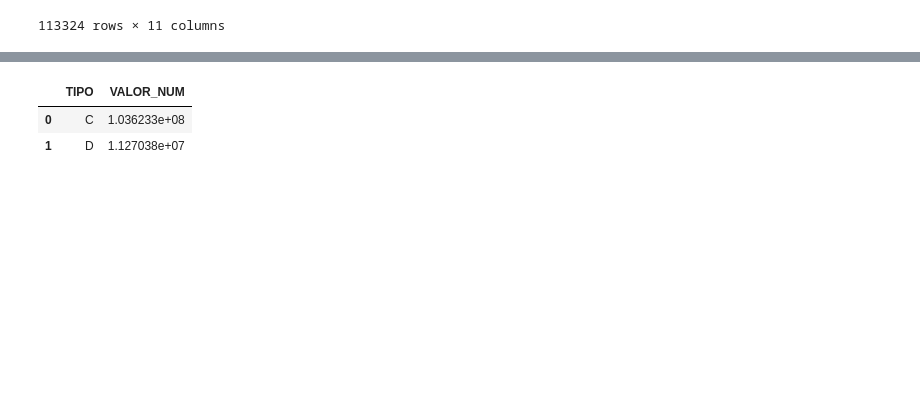
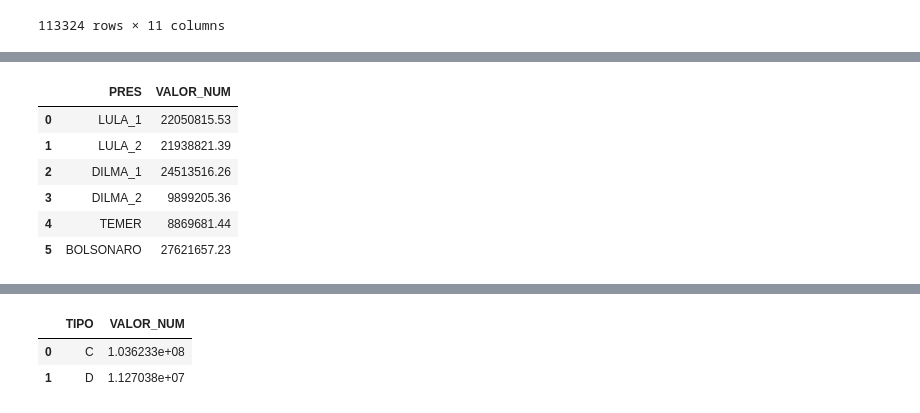
Before and after one commit to marpolos/projeto_tecnicas_de_programacao, a Jupyter notebook: cartao_corporativo.ipynb, the cells around one changed output, grey strips where cells are left out. Saved outputs shown, nothing was run; the diff lists cells and outputs as text; code cells hidden in the pictures; blank space fills up the shorter version.

Commit message:
by mandato

```diff
--- a/cartao_corporativo.ipynb
+++ b/cartao_corporativo.ipynb
@@ -130,3 +135,30 @@ fig = px.bar(gastos_presidente, x='ANO', y="VALOR_NUM", color='PRES',
 fig = fig.update_xaxes(tickangle=45, tickvals=gastos_presidente['ANO'][::])
 # %%
 fig.show()
+# %%
+lula_mandato_1 = gastos_presidente.loc[0:3].groupby(["PRES"]).agg({"VALOR_NUM": sum}).reset_index()
+lula_mandato_1['PRES'] = 'LULA_1'
+
+lula_mandato_2 = gastos_presidente.loc[4:7].groupby(["PRES"]).agg({"VALOR_NUM": sum}).reset_index()
+lula_mandato_2['PRES'] = 'LULA_2'
+
+dilma_mandato_1 = gastos_presidente.loc[8:11].groupby(["PRES"]).agg({"VALOR_NUM": sum}).reset_index()
+dilma_mandato_1['PRES'] = 'DILMA_1'
+
+dilma_mandato_2 = gastos_presidente.loc[12:13].groupby(["PRES"]).agg({"VALOR_NUM": sum}).reset_index()
+dilma_mandato_2['PRES'] = 'DILMA_2'
+
+temer = gastos_presidente.loc[14:15].groupby(["PRES"]).agg({"VALOR_NUM": sum}).reset_index()
+bolsonaro = gastos_presidente.loc[16:].groupby(["PRES"]).agg({"VALOR_NUM": sum}).reset_index()
+bolsonaro
+
+gastos_acumulados = pd.concat([lula_mandato_1, lula_mandato_2, dilma_mandato_1, dilma_mandato_2, temer, bolsonaro], axis=0, ignore_index=True)
+gastos_acumulados
+# %% [output]
+|  | PRES | VALOR_NUM |
+| 0 | LULA_1 | 22050815.53 |
+| 1 | LULA_2 | 21938821.39 |
+| 2 | DILMA_1 | 24513516.26 |
+| 3 | DILMA_2 | 9899205.36 |
+| 4 | TEMER | 8869681.44 |
+| 5 | BOLSONARO | 27621657.23 |
```
Also changed, not shown: parts of 6 cells of this notebook.
